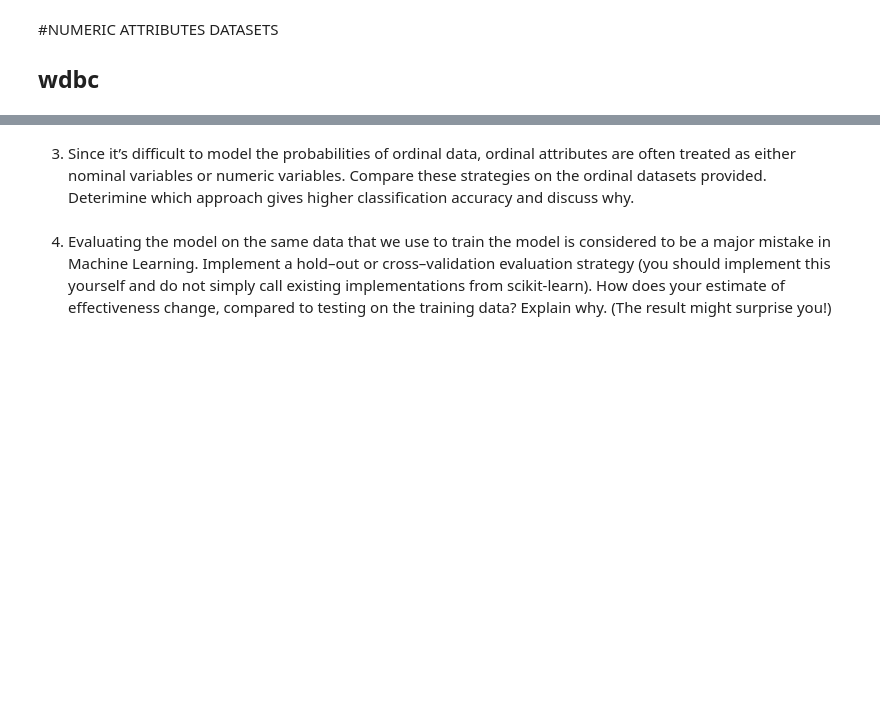
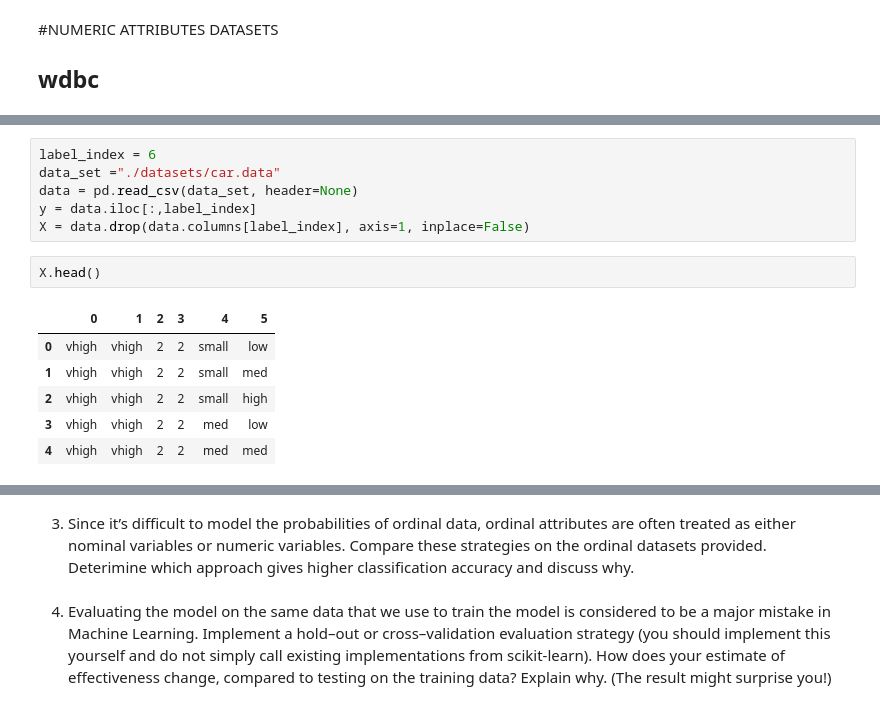
Before and after one commit to Haswf/NaiveBayesClassifier, a Jupyter notebook: assignment1_2020_template.ipynb, the cells around one changed output, grey strips where cells are left out. Cells and saved outputs as stored; diff of their text form; blank space fills up the shorter version.

```diff
--- a/assignment1_2020_template.ipynb
+++ b/assignment1_2020_template.ipynb
@@ -471,0 +502,15 @@ print(accuracy(zeror_baseline, y_test))
+# %%
+label_index = 6
+data_set ="./datasets/car.data"
+data = pd.read_csv(data_set, header=None)
+y = data.iloc[:,label_index]
+X = data.drop(data.columns[label_index], axis=1, inplace=False)
+# %%
+X.head()
+# %% [output]
+|  | 0 | 1 | 2 | 3 | 4 | 5 |
+| 0 | vhigh | vhigh | 2 | 2 | small | low |
+| 1 | vhigh | vhigh | 2 | 2 | small | med |
+| 2 | vhigh | vhigh | 2 | 2 | small | high |
+| 3 | vhigh | vhigh | 2 | 2 | med | low |
+| 4 | vhigh | vhigh | 2 | 2 | med | med |
```
Also changed, not shown: parts of 18 cells of this notebook.
